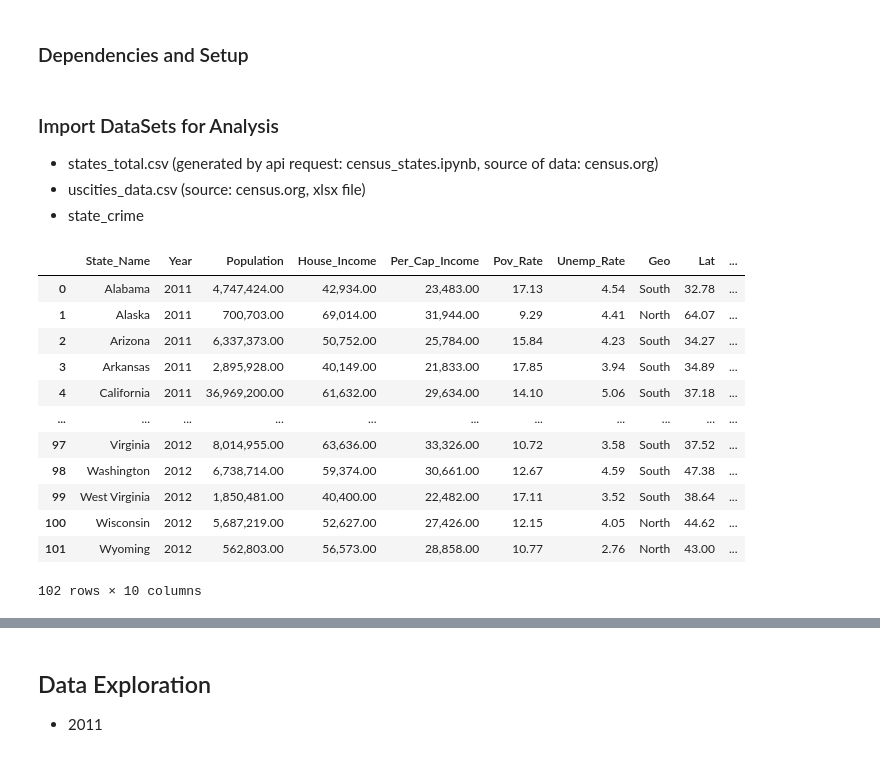
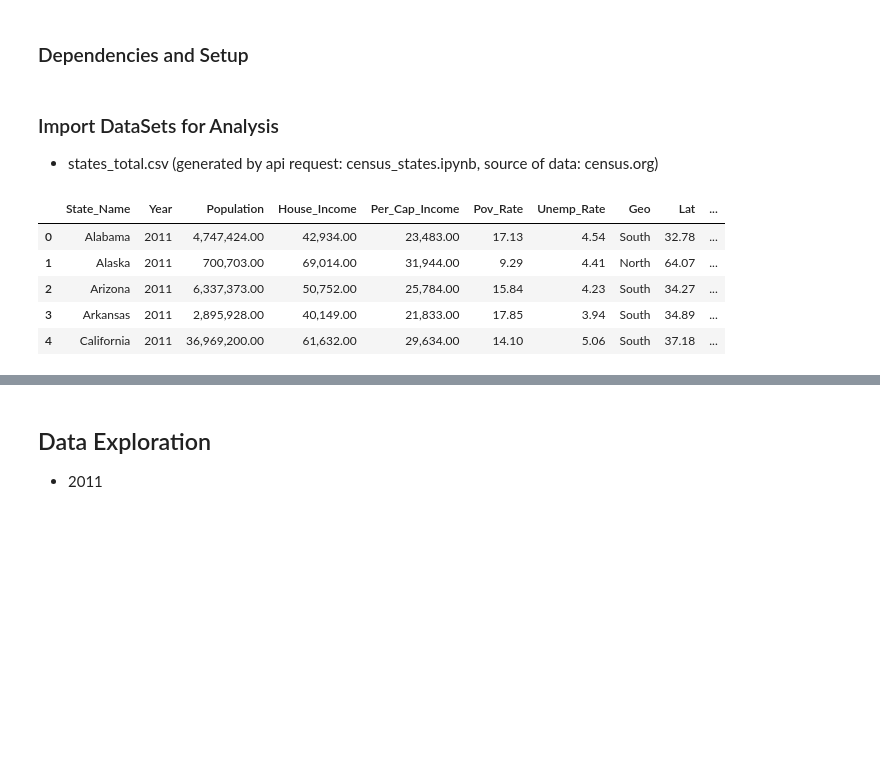
Before and after one commit to OlegRyzhkov2020/API-challenge, a Jupyter notebook: CrimePy_Project/_main_analysis.ipynb, the cells around one changed output, grey strips where cells are left out. Cells and saved outputs as stored; diff of their text form; code cells hidden in the pictures; blank space fills up the shorter version.

```diff
--- a/CrimePy_Project/_main_analysis.ipynb
+++ b/CrimePy_Project/_main_analysis.ipynb
@@ -16,24 +27,15 @@ pd.options.display.float_format = '{:,.2f}'.format
 # %% [markdown]
 ### Import DataSets for Analysis
 * states_total.csv (generated by api request: census_states.ipynb, source of data: census.org)
-* uscities_data.csv (source: census.org, xlsx file)
-* state_crime
 # %%
 filter_columns = ['State_Name', 'Year', 'Population', 'House_Income', 'Per_Cap_Income', 'Pov_Rate','Unemp_Rate','Geo','Lat','Lng']
 states_econ = pd.read_csv('resources/states_total.csv').filter(filter_columns)
-states_econ = states_econ[(states_econ['Year'] == 2011) | (states_econ['Year'] == 2012)].filter(filter_columns)
-states_econ
+states_econ = states_econ[(states_econ['Year'] == 2011)].filter(filter_columns)
+states_econ.head()
 # %% [output]
 |  | State_Name | Year | Population | House_Income | Per_Cap_Income | Pov_Rate | Unemp_Rate | Geo | Lat | ... |
 | 0 | Alabama | 2011 | 4,747,424.00 | 42,934.00 | 23,483.00 | 17.13 | 4.54 | South | 32.78 | ... |
 | 1 | Alaska | 2011 | 700,703.00 | 69,014.00 | 31,944.00 | 9.29 | 4.41 | North | 64.07 | ... |
 | 2 | Arizona | 2011 | 6,337,373.00 | 50,752.00 | 25,784.00 | 15.84 | 4.23 | South | 34.27 | ... |
 | 3 | Arkansas | 2011 | 2,895,928.00 | 40,149.00 | 21,833.00 | 17.85 | 3.94 | South | 34.89 | ... |
 | 4 | California | 2011 | 36,969,200.00 | 61,632.00 | 29,634.00 | 14.10 | 5.06 | South | 37.18 | ... |
-| ... | ... | ... | ... | ... | ... | ... | ... | ... | ... | ... |
-| 97 | Virginia | 2012 | 8,014,955.00 | 63,636.00 | 33,326.00 | 10.72 | 3.58 | South | 37.52 | ... |
-| 98 | Washington | 2012 | 6,738,714.00 | 59,374.00 | 30,661.00 | 12.67 | 4.59 | South | 47.38 | ... |
-| 99 | West Virginia | 2012 | 1,850,481.00 | 40,400.00 | 22,482.00 | 17.11 | 3.52 | South | 38.64 | ... |
-| 100 | Wisconsin | 2012 | 5,687,219.00 | 52,627.00 | 27,426.00 | 12.15 | 4.05 | North | 44.62 | ... |
-| 101 | Wyoming | 2012 | 562,803.00 | 56,573.00 | 28,858.00 | 10.77 | 2.76 | North | 43.00 | ... |
-102 rows × 10 columns
```
Also changed, not shown: parts of 15 cells of this notebook, 6 other files.
